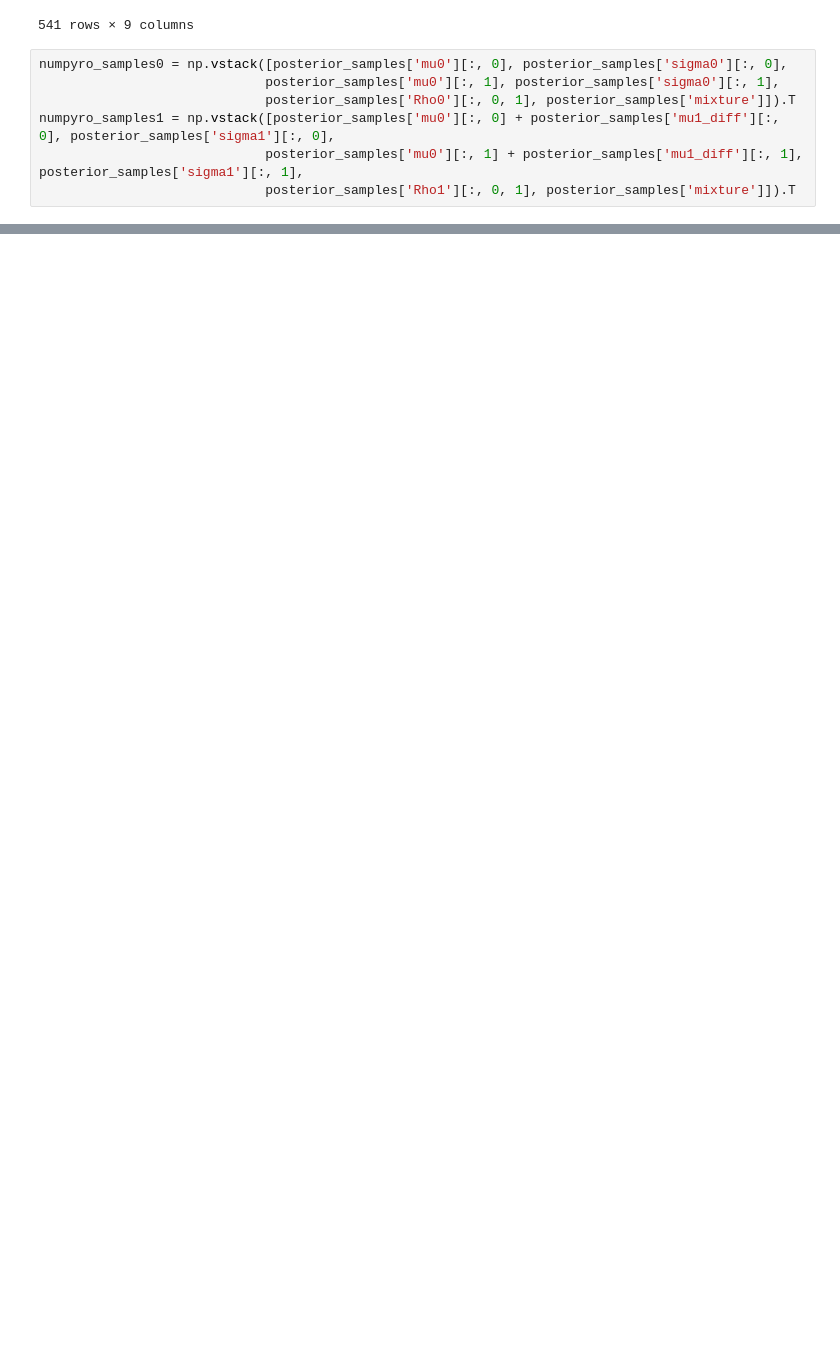
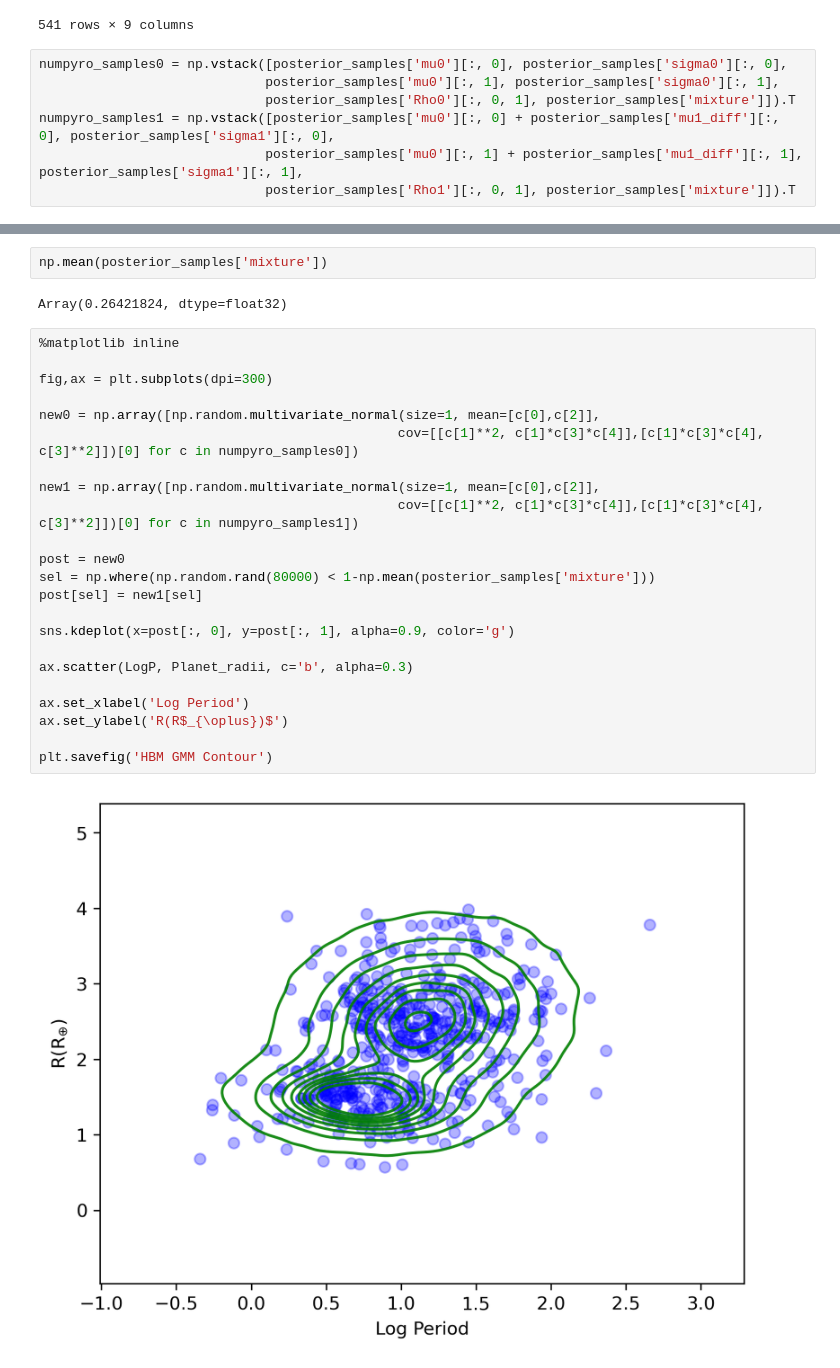
Before and after one commit to Iwan-S/Iwan-and-George-Year-4-Project, a Jupyter notebook: Jupyter Notebooks/Iwan's Nonsense/HBM GMM (Real Data).ipynb, the cells around one changed output, grey strips where cells are left out. Drawn from its saved outputs; the diff is of its cells as text; blank space fills up the shorter version.

Commit message:
Added the code for plotting my report plots

```diff
--- a/Jupyter Notebooks/Iwan's Nonsense/HBM GMM (Real Data).ipynb
+++ b/Jupyter Notebooks/Iwan's Nonsense/HBM GMM (Real Data).ipynb
@@ -114,0 +115,29 @@ corner.corner(numpyro_samples1, fig=fig, color='r');
+# %%
+np.mean(posterior_samples['mixture'])
+# %% [output]
+Array(0.26421824, dtype=float32)
+# %%
+%matplotlib inline
+
+fig,ax = plt.subplots(dpi=300)
+
+new0 = np.array([np.random.multivariate_normal(size=1, mean=[c[0],c[2]],
+                                              cov=[[c[1]**2, c[1]*c[3]*c[4]],[c[1]*c[3]*c[4], c[3]**2]])[0] for c in numpyro_samples0])
+
+new1 = np.array([np.random.multivariate_normal(size=1, mean=[c[0],c[2]],
+                                              cov=[[c[1]**2, c[1]*c[3]*c[4]],[c[1]*c[3]*c[4], c[3]**2]])[0] for c in numpyro_samples1])
+
+post = new0
+sel = np.where(np.random.rand(80000) < 1-np.mean(posterior_samples['mixture']))
+post[sel] = new1[sel]
+
+sns.kdeplot(x=post[:, 0], y=post[:, 1], alpha=0.9, color='g')
+
+ax.scatter(LogP, Planet_radii, c='b', alpha=0.3)
+
+ax.set_xlabel('Log Period')
+ax.set_ylabel('R(R$_{\oplus})$')
+
+plt.savefig('HBM GMM Contour')
+# %% [output]
+[figure, added]
```
Also changed, not shown: parts of 5 cells of this notebook, 2 other files.
